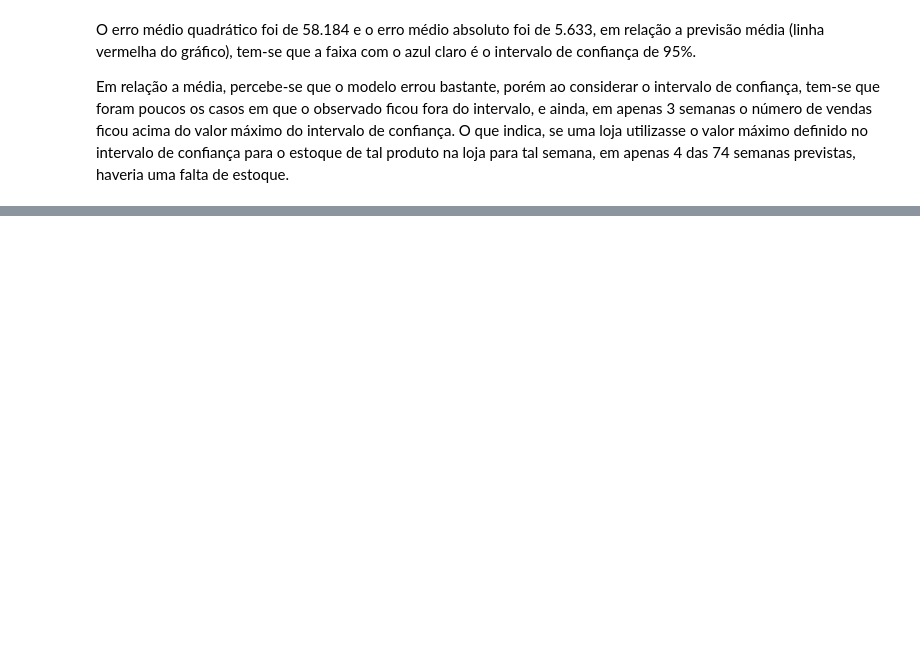
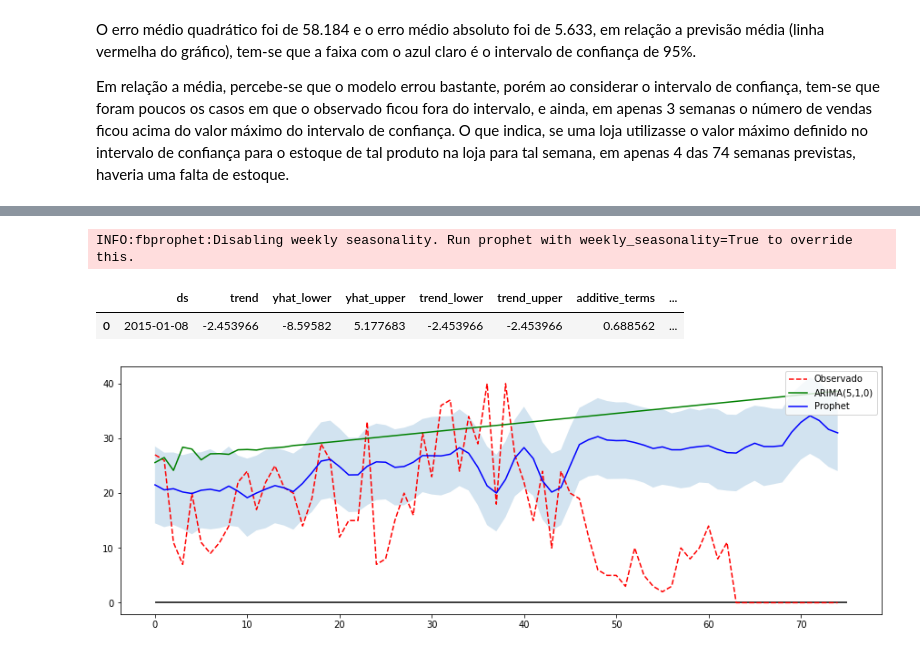
Before and after one commit to LuyzaDomingos/PrevisaoVendasFinalVersion, a Jupyter notebook: previsao/Celulares.ipynb, the cells around one changed output, grey strips where cells are left out. Drawn from its saved outputs; the diff is of its cells as text; code cells hidden in the pictures; blank space fills up the shorter version.

Commit message:
Prophet model

```diff
--- a/previsao/Celulares.ipynb
+++ b/previsao/Celulares.ipynb
@@ -377,0 +399,31 @@ Em relação a média, percebe-se que o modelo errou bastante, porém ao conside
+# %%
+size_train = len(dfw[:'2018-01-01'])
+size_test = len(dfw['2018-01-01':])
+# %%
+ph = Prophet(daily_seasonality=False)
+ph.fit(df2[:size_train])
+
+future = ph.make_future_dataframe(periods=size_test, freq='W-THU')
+forecast = ph.predict(future)
+# %% [output]
+INFO:fbprophet:Disabling weekly seasonality. Run prophet with weekly_seasonality=True to override this.
+# %%
+forecast['yhat'] = (forecast['yhat_lower'] + forecast['yhat_upper']) / 2
+forecast.head(1)
+# %% [output]
+|  | ds | trend | yhat_lower | yhat_upper | trend_lower | trend_upper | additive_terms | ... |
+| 0 | 2015-01-08 | -2.453966 | -8.59582 | 5.177683 | -2.453966 | -2.453966 | 0.688562 | ... |
+# %%
+r = forecast[size_train:][['yhat', 'yhat_lower', 'yhat_upper']]
+r.reset_index(inplace=True)
+# %%
+plt.figure(figsize = (15,5))
+plt.plot(df2[size_train:]['y'].to_list(), 'r--')
+plt.plot(predictions, 'g')
+plt.plot(r['yhat'], 'blue')
+plt.hlines(xmin=0, xmax=size_test, y=0, color='black')
+plt.fill_between(s, y1=r['yhat_lower'], y2=r['yhat_upper'], alpha = 0.2)
+plt.legend(['Observado', 'ARIMA(5,1,0)', 'Prophet'], loc ='upper right')
+plt.show()
+# %% [output]
+[figure, added]
```
Also changed, not shown: parts of 26 cells of this notebook.
